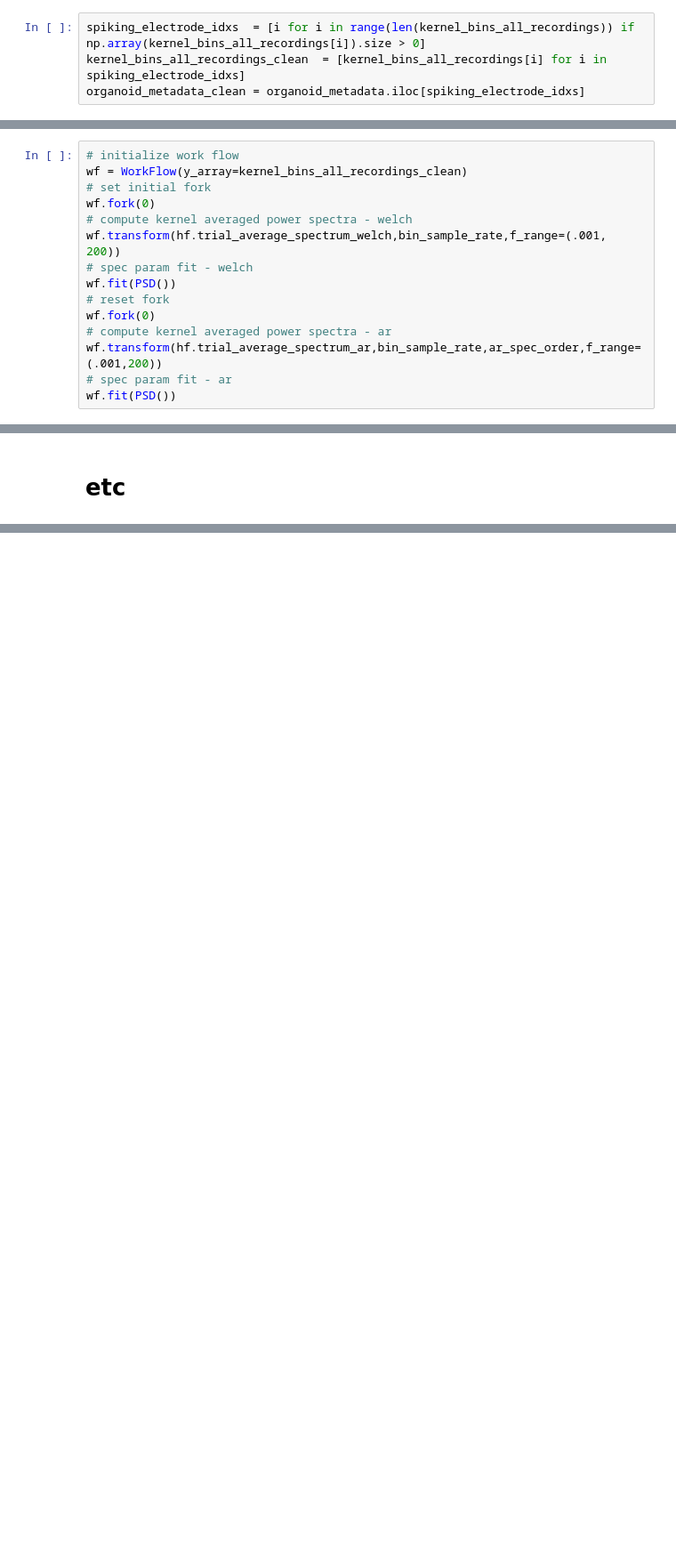
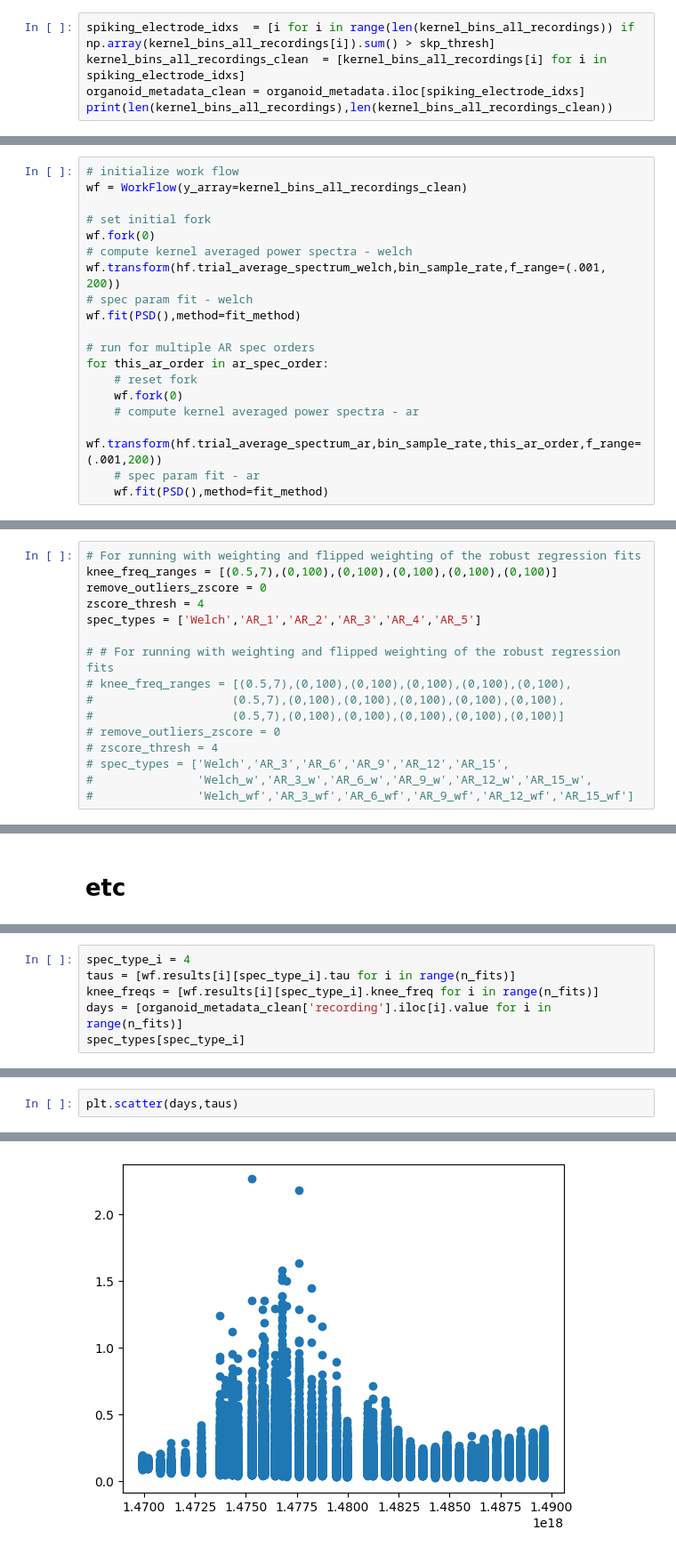
Before and after one commit to voytekresearch/timescale_development, a Jupyter notebook: organoid_timescale_development.ipynb, the cells around one changed output, grey strips where cells are left out. Shown: that part at 89% size. Cells and saved outputs as stored; diff of their text form; blank space fills up the shorter version.

Commit message:
multiple AR orders

```diff
--- a/organoid_timescale_development.ipynb
+++ b/organoid_timescale_development.ipynb
@@ -235,6 +293,7 @@ with open(kernel_bins_all_recordings_file, 'rb') as f:
 # %% [markdown]
 ## Step 3: Remove electrodes with no spikes
 # %%
-spiking_electrode_idxs  = [i for i in range(len(kernel_bins_all_recordings)) if np.array(kernel_bins_all_recordings[i]).size > 0]
+spiking_electrode_idxs  = [i for i in range(len(kernel_bins_all_recordings)) if np.array(kernel_bins_all_recordings[i]).sum() > skp_thresh]
 kernel_bins_all_recordings_clean  = [kernel_bins_all_recordings[i] for i in spiking_electrode_idxs]
 organoid_metadata_clean = organoid_metadata.iloc[spiking_electrode_idxs]
+print(len(kernel_bins_all_recordings),len(kernel_bins_all_recordings_clean))
@@ -249,15 +310,19 @@ with open(metadata_clean_file, 'rb') as f:
 # %%
 # initialize work flow
 wf = WorkFlow(y_array=kernel_bins_all_recordings_clean)
+
 # set initial fork
 wf.fork(0)
 # compute kernel averaged power spectra - welch
 wf.transform(hf.trial_average_spectrum_welch,bin_sample_rate,f_range=(.001, 200))
 # spec param fit - welch
-wf.fit(PSD())
-# reset fork
-wf.fork(0)
-# compute kernel averaged power spectra - ar
-wf.transform(hf.trial_average_spectrum_ar,bin_sample_rate,ar_spec_order,f_range=(.001,200))
-# spec param fit - ar
-wf.fit(PSD())
+wf.fit(PSD(),method=fit_method)
+
+# run for multiple AR spec orders
+for this_ar_order in ar_spec_order:
+    # reset fork
+    wf.fork(0)
+    # compute kernel averaged power spectra - ar
+    wf.transform(hf.trial_average_spectrum_ar,bin_sample_rate,this_ar_order,f_range=(.001,200))
+    # spec param fit - ar
+    wf.fit(PSD(),method=fit_method)
@@ -279,4 +387,20 @@ with open(metadata_clean_file, 'rb') as f:
 # load results
 with open(workflow_file, 'rb') as f:
     wf = pickle.load(f)
+# %%
+# For running with weighting and flipped weighting of the robust regression fits
+knee_freq_ranges = [(0.5,7),(0,100),(0,100),(0,100),(0,100),(0,100)]
+remove_outliers_zscore = 0
+zscore_thresh = 4
+spec_types = ['Welch','AR_1','AR_2','AR_3','AR_4','AR_5']
+
+# # For running with weighting and flipped weighting of the robust regression fits
+# knee_freq_ranges = [(0.5,7),(0,100),(0,100),(0,100),(0,100),(0,100),
+#                    (0.5,7),(0,100),(0,100),(0,100),(0,100),(0,100),
+#                    (0.5,7),(0,100),(0,100),(0,100),(0,100),(0,100)]
+# remove_outliers_zscore = 0
+# zscore_thresh = 4
+# spec_types = ['Welch','AR_3','AR_6','AR_9','AR_12','AR_15',
+#               'Welch_w','AR_3_w','AR_6_w','AR_9_w','AR_12_w','AR_15_w',
+#               'Welch_wf','AR_3_wf','AR_6_wf','AR_9_wf','AR_12_wf','AR_15_wf']
 # %%
@@ -403,0 +589,6 @@ for spec_type_i,spec_type in enumerate(spec_types):
+# %%
+spec_type_i = 4
+taus = [wf.results[i][spec_type_i].tau for i in range(n_fits)]
+knee_freqs = [wf.results[i][spec_type_i].knee_freq for i in range(n_fits)]
+days = [organoid_metadata_clean['recording'].iloc[i].value for i in range(n_fits)]
+spec_types[spec_type_i]
@@ -403,0 +597,3 @@ for spec_type_i,spec_type in enumerate(spec_types):
+# %%
+plt.scatter(days,taus)
+# %% [output]
@@ -403,0 +601 @@ for spec_type_i,spec_type in enumerate(spec_types):
+[figure, added]
```
Also changed, not shown: parts of 15 cells of this notebook, 3 other files.
